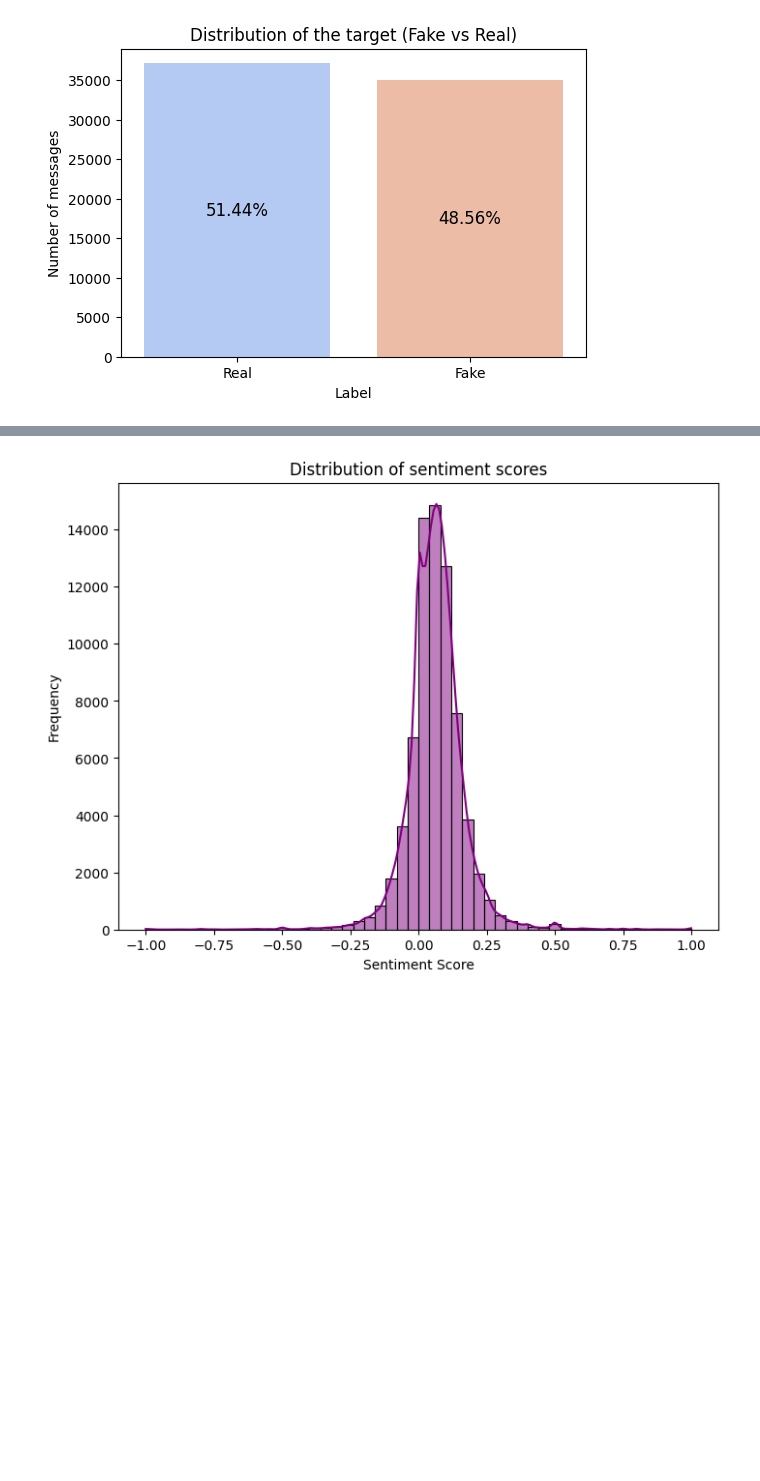
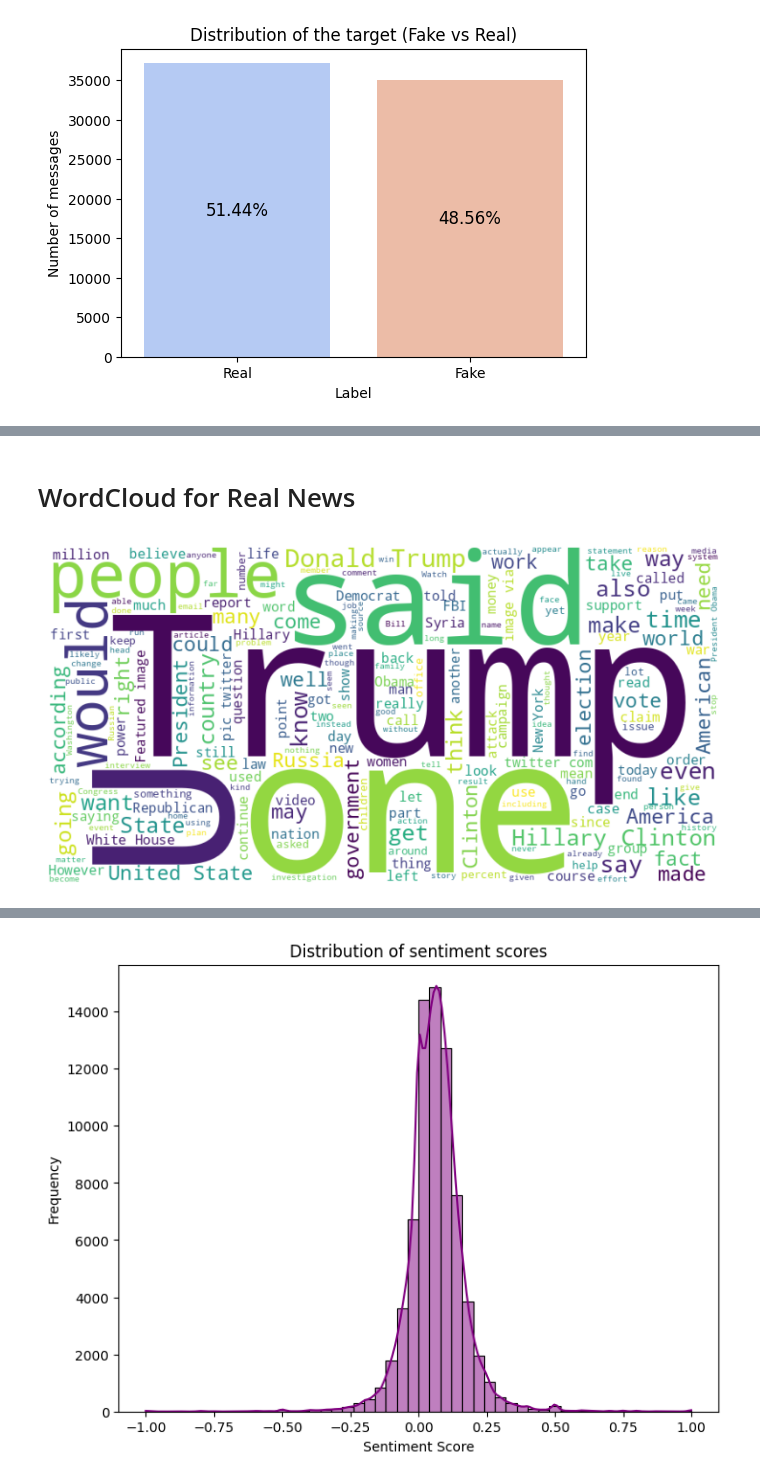
Before and after one commit to katjaweb/mlops-fake-news-prediction, a Jupyter notebook: fake-news-detection.ipynb, the cells around one changed output, grey strips where cells are left out. Drawn from its saved outputs; the diff is of its cells as text; code cells hidden in the pictures; blank space fills up the shorter version.

```diff
--- a/fake-news-detection.ipynb
+++ b/fake-news-detection.ipynb
@@ -640 +459,7 @@ plt.show()
+# %% [markdown]
+# WordCloud for Real News
+# %%
+plot_WordCloud(real_texts)
+# %% [output]
+[figure, added]
 # %%
```
Also changed, not shown: parts of 42 cells of this notebook, 1 other file.
